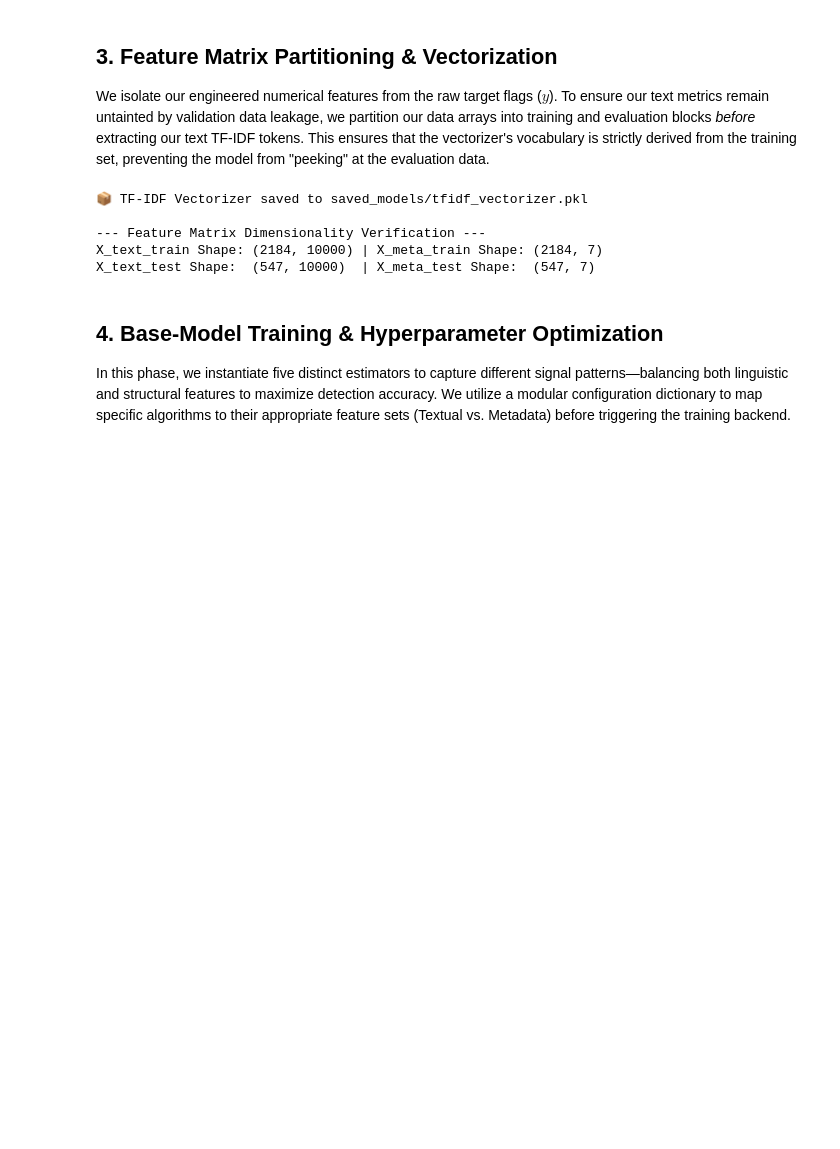
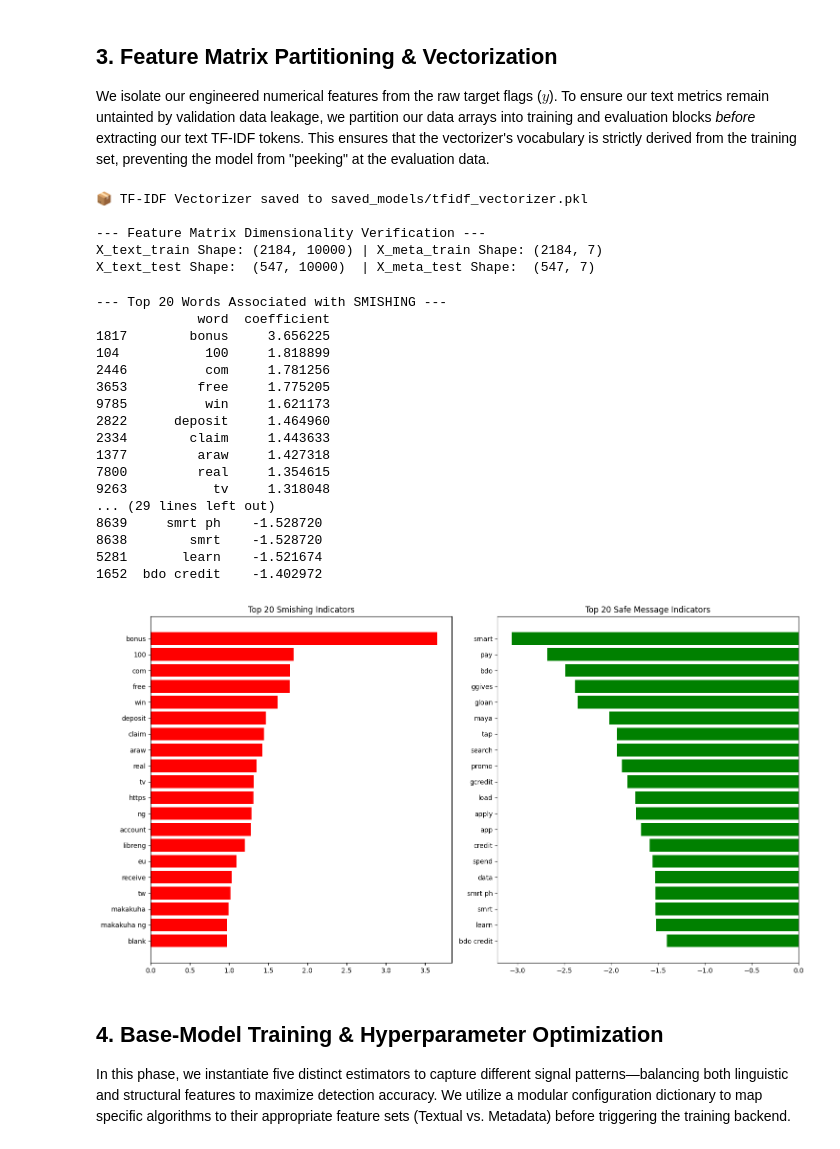
Before and after one commit to Hiagyl/Smishing-Detector, a Jupyter notebook: smishing_detector.ipynb, the cells around one changed output. Cells and saved outputs as stored; diff of their text form; code cells hidden in the pictures; blank space fills up the shorter version.

```diff
--- a/smishing_detector.ipynb
+++ b/smishing_detector.ipynb
@@ -106,6 +105,69 @@ print(
 --- Feature Matrix Dimensionality Verification ---
 X_text_train Shape: (2184, 10000) | X_meta_train Shape: (2184, 7)
 X_text_test Shape:  (547, 10000)  | X_meta_test Shape:  (547, 7)
+# %%
+from sklearn.linear_model import LogisticRegression
+import pandas as pd
+import matplotlib.pyplot as plt
+
+# Train a Logistic Regression model to capture word-level importance
+logreg = LogisticRegression(max_iter=1000)
+logreg.fit(X_text_train, y_train)
+
+# Extract feature names from the vectorizer inside your handler
+feature_names = tfidf_handler.vectorizer.get_feature_names_out()
+coefficients = logreg.coef_[0]
+
+# Create a DataFrame to map words to their impact
+df_importance = pd.DataFrame({
+    'word': feature_names,
+    'coefficient': coefficients
+})
+
+#Sort and extract top 20
+top_smishing = df_importance.sort_values(
+    by='coefficient', ascending=False).head(20)
+top_safe = df_importance.sort_values(by='coefficient', ascending=True).head(20)
+
+#Display as a table
+print("--- Top 20 Words Associated with SMISHING ---")
+print(top_smishing[['word', 'coefficient']])
+
+print("\n--- Top 20 Words Associated with SAFE ---")
+print(top_safe[['word', 'coefficient']])
+
+#Visualization
+fig, ax = plt.subplots(1, 2, figsize=(15, 8))
+
+ax[0].barh(top_smishing['word'], top_smishing['coefficient'], color='red')
+ax[0].set_title('Top 20 Smishing Indicators')
+ax[0].invert_yaxis()
+
+ax[1].barh(top_safe['word'], top_safe['coefficient'], color='green')
+ax[1].set_title('Top 20 Safe Message Indicators')
+ax[1].invert_yaxis()
+
+plt.tight_layout()
+plt.show()
+# %% [output]
+--- Top 20 Words Associated with SMISHING ---
+             word  coefficient
+1817        bonus     3.656225
+104           100     1.818899
+2446          com     1.781256
+3653         free     1.775205
+9785          win     1.621173
+2822      deposit     1.464960
+2334        claim     1.443633
+1377         araw     1.427318
+7800         real     1.354615
+9263           tv     1.318048
+... (29 lines left out)
+8639     smrt ph    -1.528720
+8638        smrt    -1.528720
+5281       learn    -1.521674
+1652  bdo credit    -1.402972
+[figure, added]
 # %% [markdown]
 ## **4. Base-Model Training & Hyperparameter Optimization**
 
```
Also changed, not shown: parts of 7 cells of this notebook, 1 other file.
